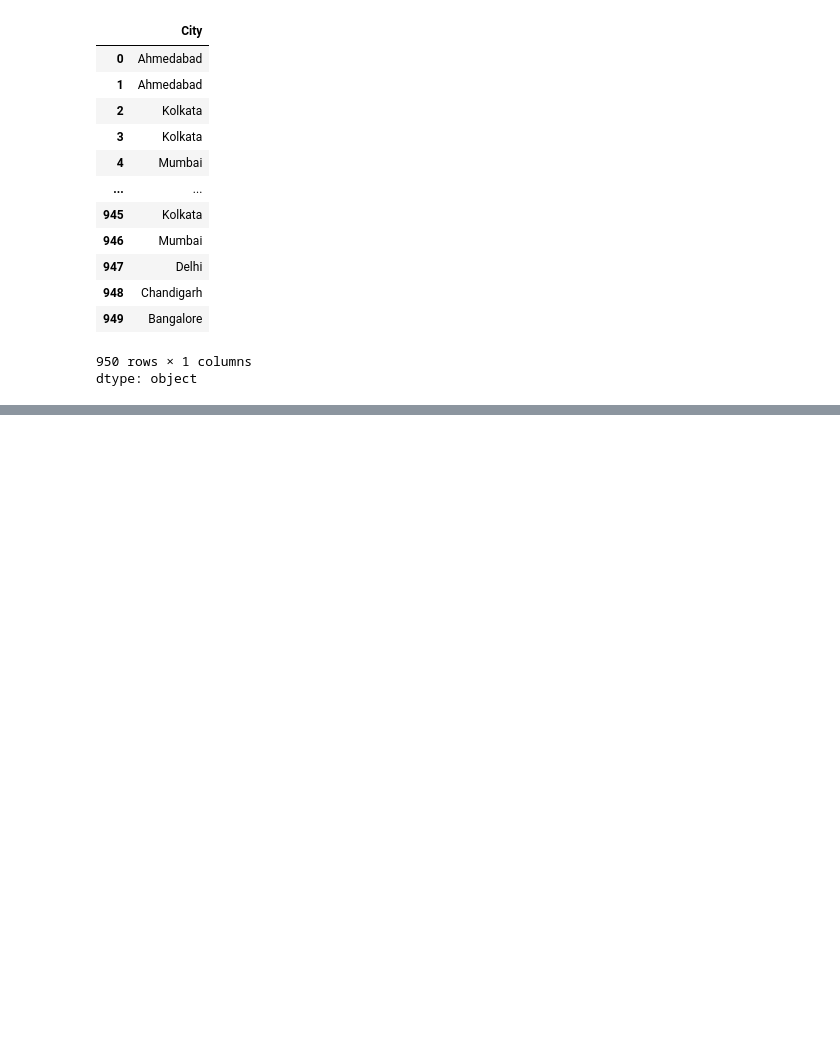
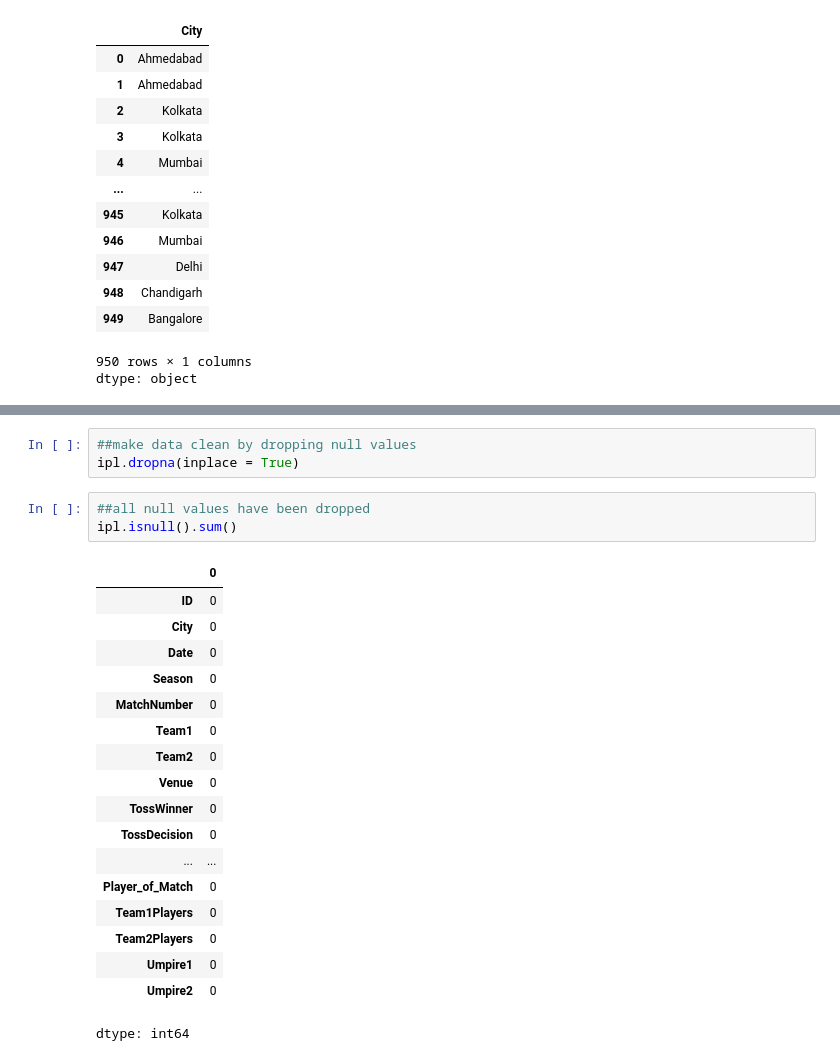
Before and after one commit to Vigash14120/AI-by-INTEL, a Jupyter notebook: NLP.ipynb, the cells around one changed output, grey strips where cells are left out. Saved outputs shown, nothing was run; the diff lists cells and outputs as text; blank space fills up the shorter version.

```diff
--- a/NLP.ipynb
+++ b/NLP.ipynb
@@ -51,0 +141,25 @@ dtype: object
+# %%
+##make data clean by dropping null values
+ipl.dropna(inplace = True)
+# %%
+##all null values have been dropped
+ipl.isnull().sum()
+# %% [output]
+|  | 0 |
+| ID | 0 |
+| City | 0 |
+| Date | 0 |
+| Season | 0 |
+| MatchNumber | 0 |
+| Team1 | 0 |
+| Team2 | 0 |
+| Venue | 0 |
+| TossWinner | 0 |
+| TossDecision | 0 |
+| ... | ... |
+| Player_of_Match | 0 |
+| Team1Players | 0 |
+| Team2Players | 0 |
+| Umpire1 | 0 |
+| Umpire2 | 0 |
+dtype: int64
```
Also changed, not shown: parts of 7 cells of this notebook.
